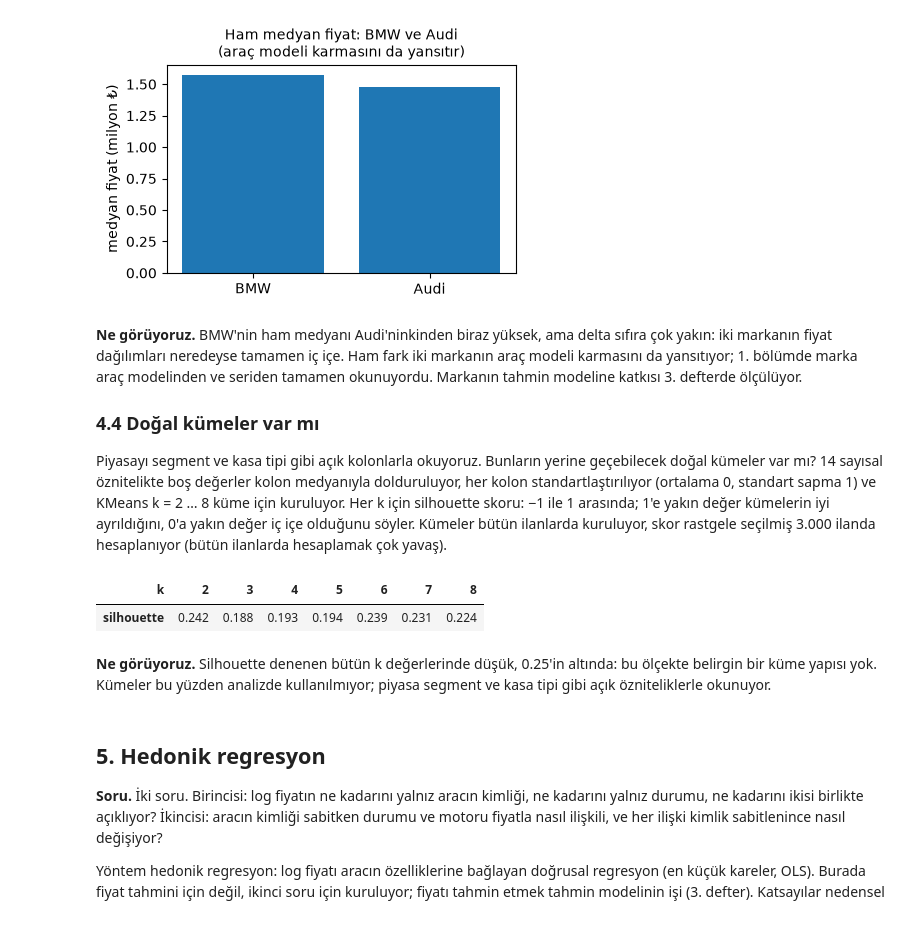
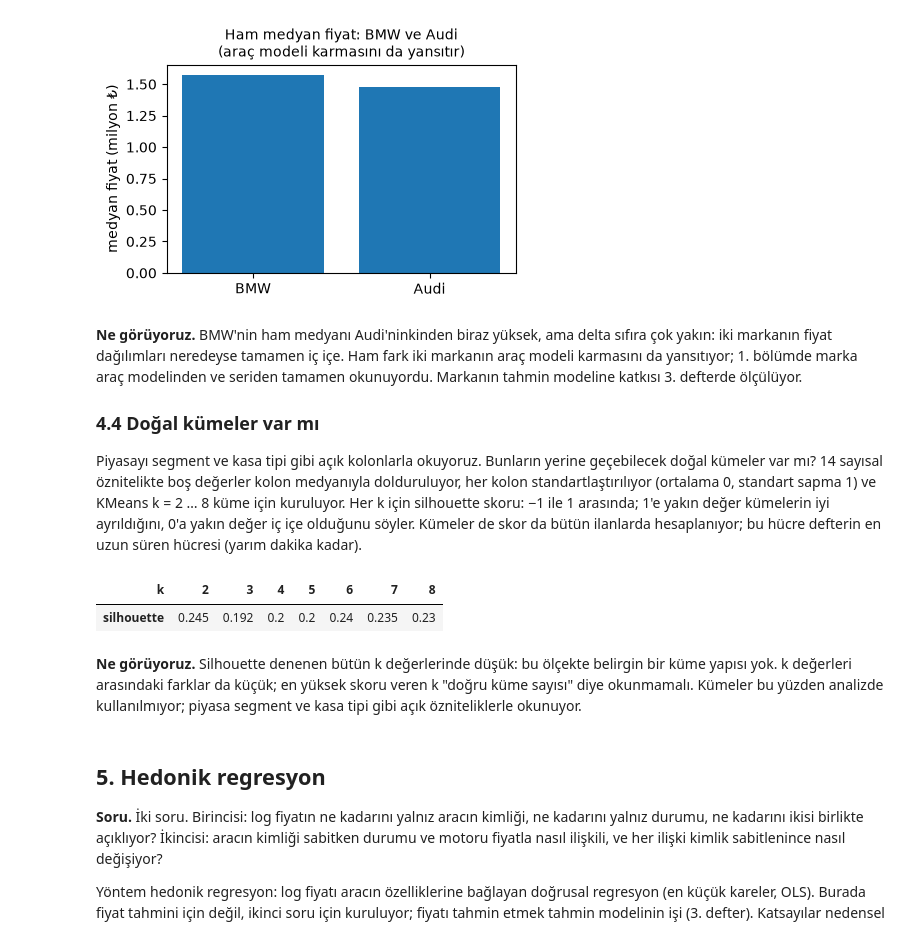
Before and after one commit to sadik-coban/car-price-prediction-pipeline, a Jupyter notebook: notebooks/2_what_drives_price.ipynb, the cells around one changed output. Cells and saved outputs as stored; diff of their text form; code cells hidden in the pictures.

```diff
--- a/notebooks/2_what_drives_price.ipynb
+++ b/notebooks/2_what_drives_price.ipynb
@@ -60,7 +60,9 @@ Defter 1. defterin kurduğu ilan tablosuyla çalışır: her ilanın en son tara
 büyük), tahmin modelinin kolonları `data.add_features` ile eklenmiş. Satırların nasıl seçildiği ve kolonların nasıl
 türetildiği 1. defterde.
 # %%
-listings = data.add_features(data.load_rows())
+SEED = 42   # defterin rastgele adımlarının (karıştırma, KMeans) tohumu
+rows_raw = data.load_rows()
+listings = data.add_features(rows_raw)
 print("İlanlar (satır, kolon):", listings.shape)
 # %% [output]
 İlanlar (satır, kolon): (29988, 133)
@@ -499,26 +529,26 @@ araç modelinden ve seriden tamamen okunuyordu. Markanın tahmin modeline katkı
 Piyasayı segment ve kasa tipi gibi açık kolonlarla okuyoruz. Bunların yerine geçebilecek doğal kümeler var mı? 14
 sayısal öznitelikte boş değerler kolon medyanıyla dolduruluyor, her kolon standartlaştırılıyor (ortalama 0,
 standart sapma 1) ve KMeans k = 2 … 8 küme için kuruluyor. Her k için silhouette skoru: −1 ile 1 arasında; 1'e yakın
-değer kümelerin iyi ayrıldığını, 0'a yakın değer iç içe olduğunu söyler. Kümeler bütün ilanlarda kuruluyor, skor
-rastgele seçilmiş 3.000 ilanda hesaplanıyor (bütün ilanlarda hesaplamak çok yavaş).
+değer kümelerin iyi ayrıldığını, 0'a yakın değer iç içe olduğunu söyler. Kümeler de skor da bütün ilanlarda
+hesaplanıyor; bu hücre defterin en uzun süren hücresi (yarım dakika kadar).
 # %%
-SEED, K_RANGE, SILHOUETTE_SAMPLE = 42, range(2, 9), 3000
+K_RANGE = range(2, 9)
 numeric = listings[data.NUM].fillna(listings[data.NUM].median())
 scaled = StandardScaler().fit_transform(numeric)
-sample = np.random.default_rng(SEED).choice(len(scaled), SILHOUETTE_SAMPLE, replace=False)
 
 silhouette = {}
 for k in K_RANGE:
     labels = KMeans(k, random_state=SEED, n_init=10).fit(scaled).labels_
-    silhouette[k] = silhouette_score(scaled[sample], labels[sample])
+    silhouette[k] = silhouette_score(scaled, labels)
 
 pd.Series(silhouette).round(3).rename_axis("k").rename("silhouette").to_frame().T
 # %% [output]
 | k | 2 | 3 | 4 | 5 | 6 | 7 | 8 |
-| silhouette | 0.242 | 0.188 | 0.193 | 0.194 | 0.239 | 0.231 | 0.224 |
+| silhouette | 0.245 | 0.192 | 0.2 | 0.2 | 0.24 | 0.235 | 0.23 |
 # %% [markdown]
-**Ne görüyoruz.** Silhouette denenen bütün k değerlerinde düşük, 0.25'in altında: bu ölçekte belirgin bir küme yapısı
-yok. Kümeler bu yüzden analizde kullanılmıyor; piyasa segment ve kasa tipi gibi açık özniteliklerle okunuyor.
+**Ne görüyoruz.** Silhouette denenen bütün k değerlerinde düşük: bu ölçekte belirgin bir küme yapısı yok. k
+değerleri arasındaki farklar da küçük; en yüksek skoru veren k "doğru küme sayısı" diye okunmamalı. Kümeler bu
+yüzden analizde kullanılmıyor; piyasa segment ve kasa tipi gibi açık özniteliklerle okunuyor.
 # %% [markdown]
 ## 5. Hedonik regresyon
 
```
Also changed, not shown: parts of 72 cells of this notebook, 2 other files.
